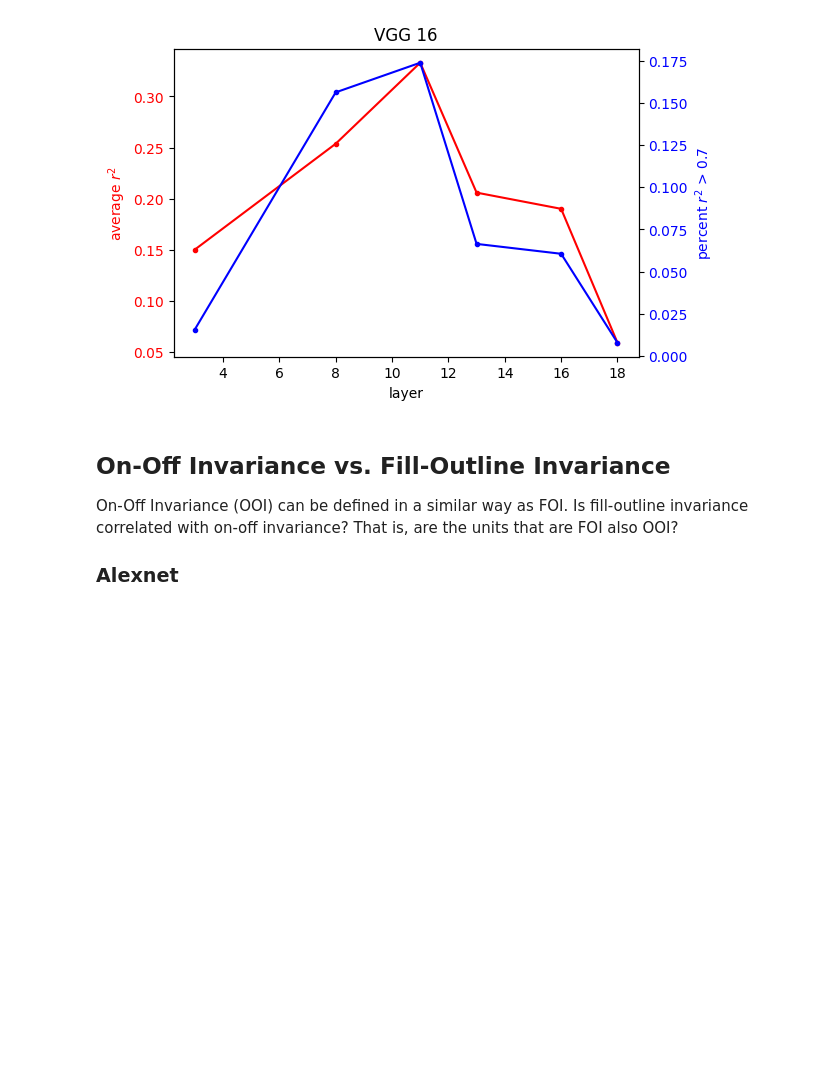
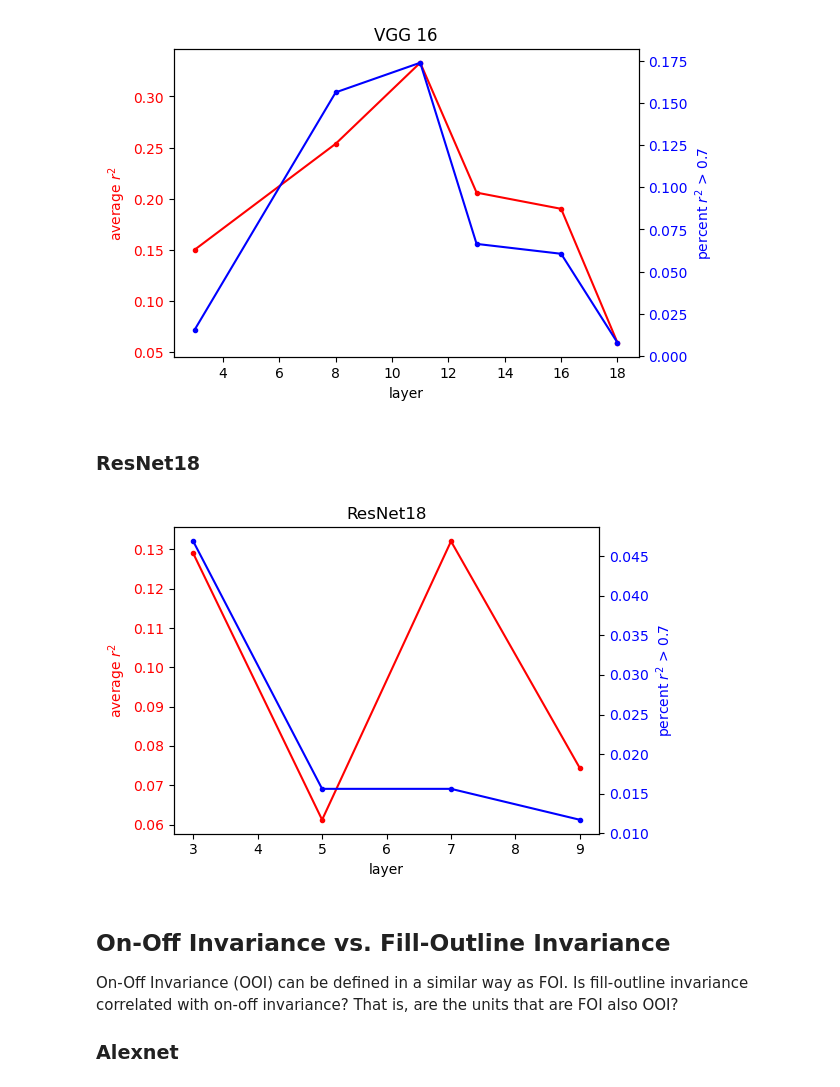
Before and after one commit to L24358/artiphisiology, a Jupyter notebook: main/reports/20230415_summary.ipynb, the cells around one changed output. Drawn from its saved outputs; the diff is of its cells as text; code cells hidden in the pictures; blank space fills up the shorter version.

```diff
--- a/main/reports/20230415_summary.ipynb
+++ b/main/reports/20230415_summary.ipynb
@@ -56,7 +56,7 @@ def get_dict(keys, values):
 
 def get_r2(datatype, mtype, key, preprocess):
     """Get filtered r-squared values (i.e. ReLU(r2))."""
-    metrics = nav.pklload("/src", "results", f"{datatype}_{mtype}", f"key={key}_preproc={preprocess}", "fit_metrics.pkl")
+    metrics = nav.pklload(nav.homepath, "results", f"{datatype}_{mtype}", f"key={key}_preproc={preprocess}", "fit_metrics.pkl")
     metrics_array = np.asarray(list(metrics.values())) # shape = (# responsive units, # metrics)
     r2_filtered = np.maximum(metrics_array[:,2], 0) # ReLU(r^2)
     return r2_filtered, list(metrics.keys()), get_dict(list(metrics.keys()), r2_filtered)
@@ -139,6 +139,32 @@ plt.tight_layout(); plt.show()
 # %% [output]
 Text(0.5, 1.0, 'VGG 16')
 [figure]
+# %% [markdown]
+### ResNet18
+# %%
+avg_r2, perc_r2 = [], []
+layers = [3,5,7,9]
+
+for hk in layers:
+    r2 = get_r2("FOI", "ResNet18", hk, preprocess)[0]
+    nunits = bcs.infer_nunits(len(r2))
+    avg_r2.append(np.mean(r2))
+    perc_r2.append(sum(r2 >= 0.7)/nunits)
+
+fig, ax1 = plt.subplots(figsize=(6,4))
+ax1.plot(layers, avg_r2, "r.", linestyle="-")
+ax1.set_xlabel('layer'); ax1.set_ylabel('average $r^2$', color="r")
+ax1.tick_params(axis='y', labelcolor="r")
+
+ax2 = ax1.twinx()
+ax2.plot(layers, perc_r2, "b.", linestyle="-")
+ax2.set_xlabel('layer'); ax2.set_ylabel('percent $r^2$ > 0.7', color="b")
+ax2.tick_params(axis='y', labelcolor="b")
+
+plt.title("ResNet18")
+plt.tight_layout(); plt.show()
+# %% [output]
+[figure, added]
 # %% [markdown]
 ## On-Off Invariance vs. Fill-Outline Invariance
 
```
Also changed, not shown: parts of 2 cells of this notebook.
